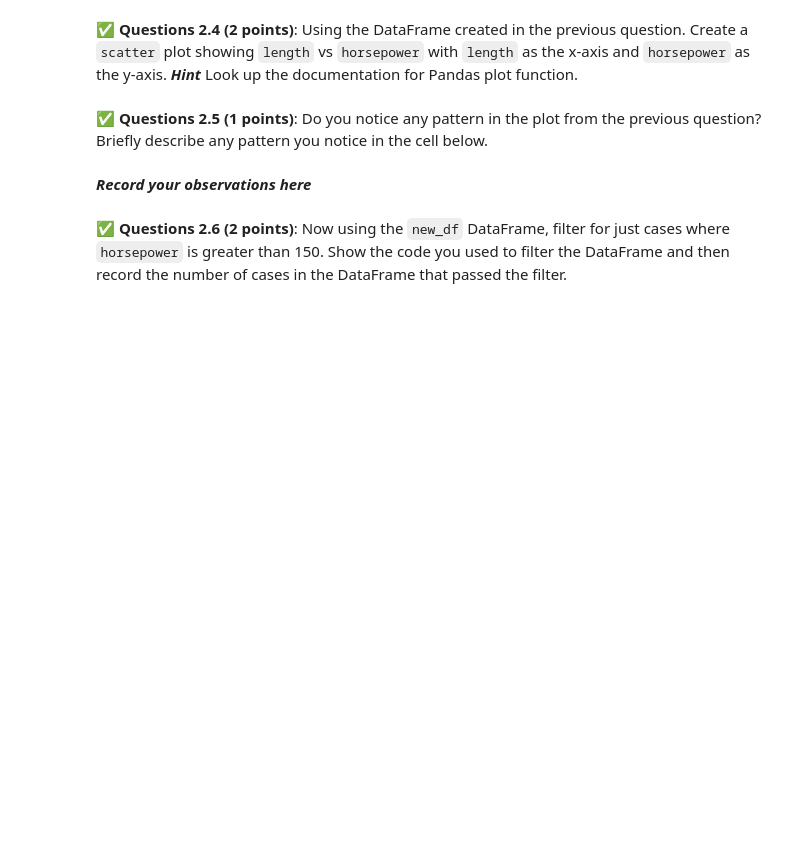
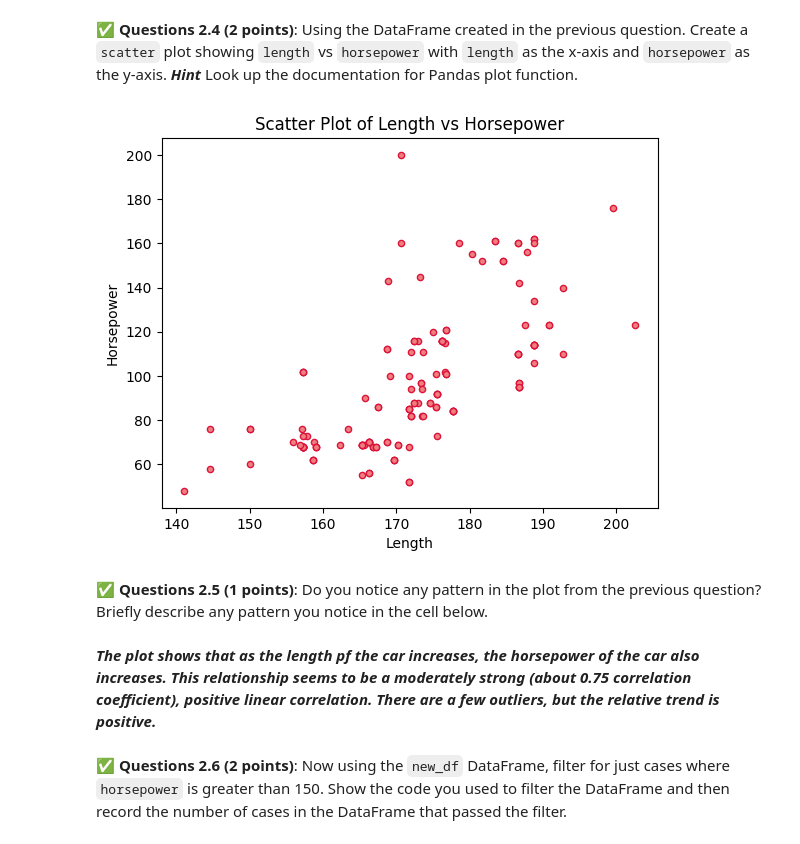
Before and after one commit to Jil-mueller/CMSE202-f25-turnin, a Jupyter notebook: hw-01/HW-01_GitPracticeDebuggingPythonPackagesAndClasses-STUDENT.ipynb, the cells around one changed output. Drawn from its saved outputs; the diff is of its cells as text; code cells hidden in the pictures; blank space fills up the shorter version.

```diff
--- a/hw-01/HW-01_GitPracticeDebuggingPythonPackagesAndClasses-STUDENT.ipynb
+++ b/hw-01/HW-01_GitPracticeDebuggingPythonPackagesAndClasses-STUDENT.ipynb
@@ -144,2 +149,5 @@ import pandas as pd
 # %% [markdown]
 &#9989; **Questions 2.1 (2 points)**: Use Pandas to load in the `auto_price.csv` file as a DataFrame and then display the first 10 lines of the file. You can download the file using curl with https://raw.githubusercontent.com/hoolagans/CMSE202_FS24/main/auto_price.csv.
+# %%
+auto_price = pd.read_csv('auto_price.csv')
+auto_price.head(10)
@@ -156,2 +188,5 @@ import pandas as pd
 # %% [markdown]
 &#9989; **Questions 2.3 (2 points)**: Now create a new DataFrame using just the `length` and `horsepower` columns of your current DataFrame. Call this DataFrame `new_df`. Confirm that the new DataFrame contains just those two columns by displaying the first 4 rows.
+# %%
+new_df = auto_price[['length', 'horsepower']]
+new_df.head(4)
@@ -158,9 +199,16 @@ import pandas as pd
 # %% [markdown]
 &#9989; **Questions 2.4 (2 points)**: Using the DataFrame created in the previous question. Create a `scatter` plot showing `length` vs `horsepower` with `length` as the x-axis and `horsepower` as the y-axis. ***Hint*** Look up the documentation for Pandas plot function.
+# %%
+new_df.plot(kind='scatter', x='length', y='horsepower', title='Scatter Plot of Length vs Horsepower', c = "lightcoral", edgecolors="crimson")
+plt.xlabel("Length")
+plt.ylabel("Horsepower")
+plt.show()
+# %% [output]
+[figure, added]
 # %% [markdown]
 &#9989; **Questions 2.5 (1 points)**: Do you notice any pattern in the plot from the previous question? Briefly describe any pattern you notice in the cell below.
-# %% [markdown]
-***Record your observations here***
+# %% [markdown]
+***The plot shows that as the length pf the car increases, the horsepower of the car also increases. This relationship seems to be a moderately strong (about 0.75 correlation coefficient), positive linear correlation. There are a few outliers, but the relative trend is positive.***
 # %% [markdown]
 &#9989; **Questions 2.6 (2 points)**: Now using the `new_df` DataFrame, filter for just cases where `horsepower` is greater than 150. Show the code you used to filter the DataFrame and then record the number of cases in the DataFrame that passed the filter.
 # %%
```
Also changed, not shown: parts of 13 cells of this notebook.
